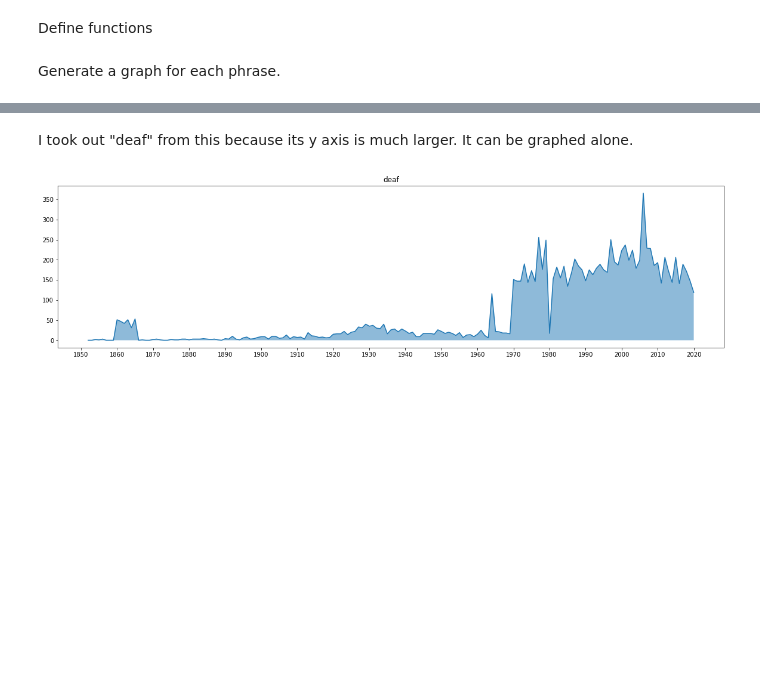
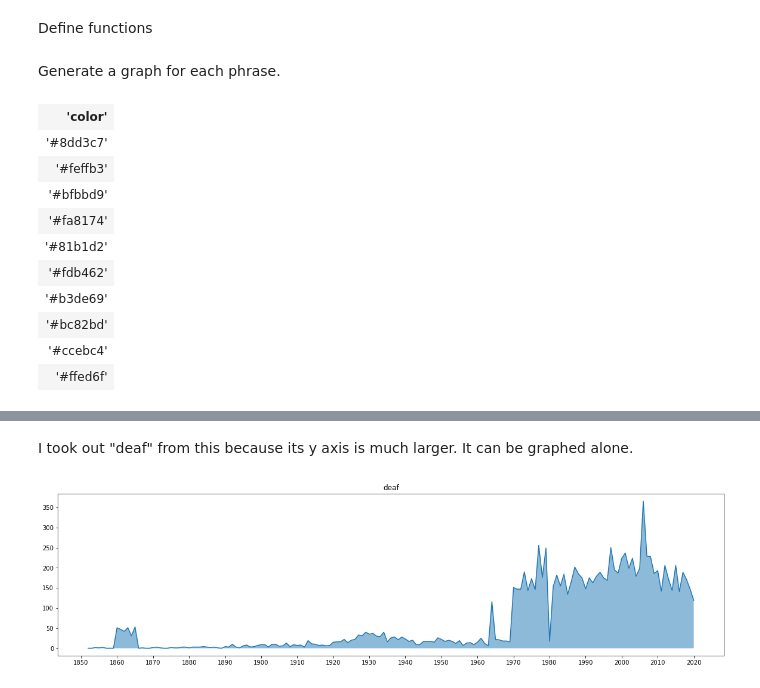
Before and after one commit to briennakh/nyt-deaf, a Jupyter notebook: explore_data.ipynb, the cells around one changed output, grey strips where cells are left out. Cells and saved outputs as stored; diff of their text form; code cells hidden in the pictures; blank space fills up the shorter version.

```diff
--- a/explore_data.ipynb
+++ b/explore_data.ipynb
@@ -71,4 +73,19 @@ def generate_xy(df, phrase=None):
     return x, y
 # %% [markdown]
 Generate a graph for each phrase.
+# %%
+ncolors = plt.rcParams['axes.prop_cycle']
+ncolors
+# %% [output]
+| 'color' |
+| '#8dd3c7' |
+| '#feffb3' |
+| '#bfbbd9' |
+| '#fa8174' |
+| '#81b1d2' |
+| '#fdb462' |
+| '#b3de69' |
+| '#bc82bd' |
+| '#ccebc4' |
+| '#ffed6f' |
 # %%
```
Also changed, not shown: parts of 5 cells of this notebook.
